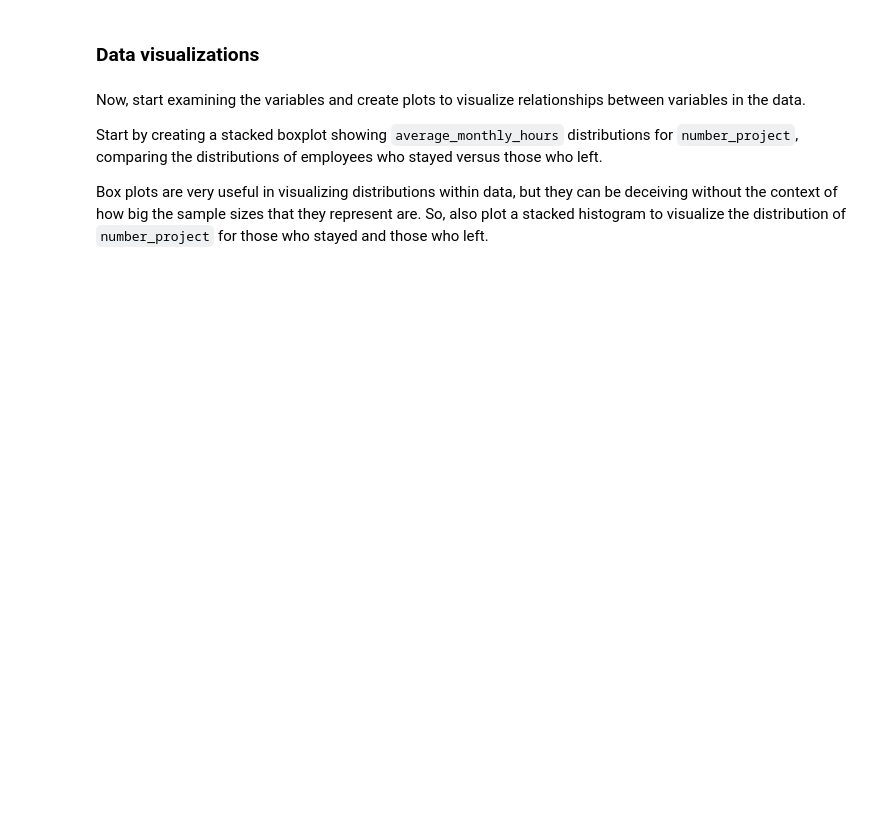
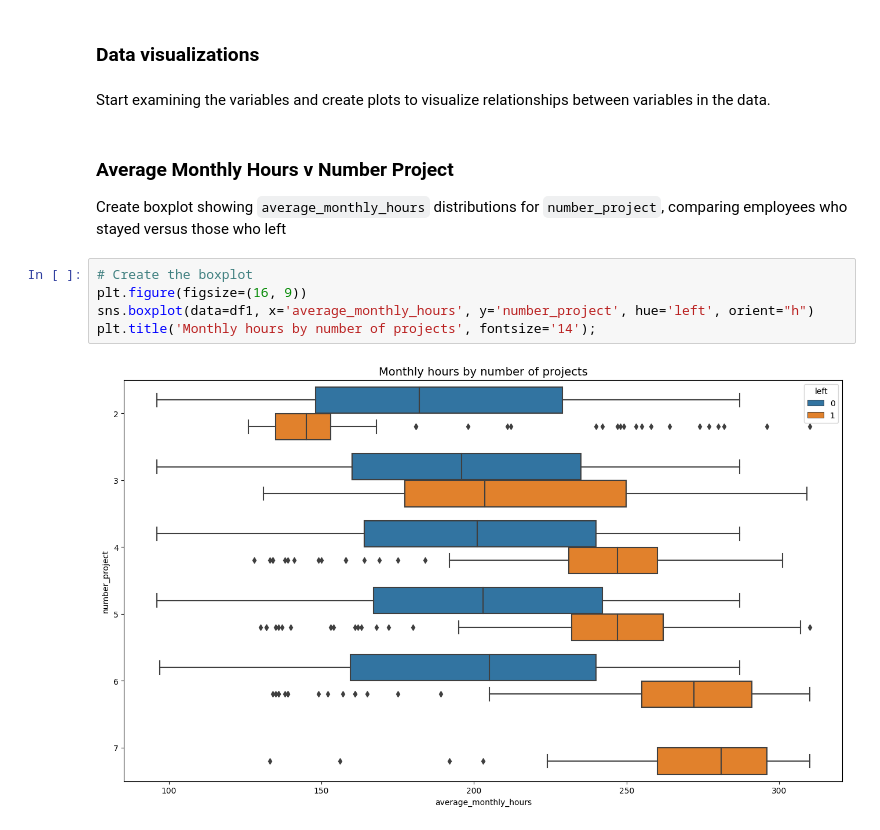
Before and after one commit to farahdahir/Salifort_Motors, a Jupyter notebook: salifort_motors.ipynb, the cells around one changed output. Drawn from its saved outputs; the diff is of its cells as text; blank space fills up the shorter version.

```diff
--- a/salifort_motors.ipynb
+++ b/salifort_motors.ipynb
@@ -250,9 +250,15 @@ Certain types of models are more sensitive to outliers than others. When buildin
 - Analyse relationship between variables
 # %% [markdown]
 ### Data visualizations
-# %% [markdown]
-Now, start examining the variables and create plots to visualize relationships between variables in the data.
-
-Start by creating a stacked boxplot showing `average_monthly_hours` distributions for `number_project`, comparing the distributions of employees who stayed versus those who left.
-
-Box plots are very useful in visualizing distributions within data, but they can be deceiving without the context of how big the sample sizes that they represent are. So, also plot a stacked histogram to visualize the distribution of `number_project` for those who stayed and those who left.
+# %% [markdown]
+Start examining the variables and create plots to visualize relationships between variables in the data.
+# %% [markdown]
+### Average Monthly Hours v Number Project
+Create boxplot showing `average_monthly_hours` distributions for `number_project`, comparing employees who stayed versus those who left
+# %%
+# Create the boxplot
+plt.figure(figsize=(16, 9))
+sns.boxplot(data=df1, x='average_monthly_hours', y='number_project', hue='left', orient="h")
+plt.title('Monthly hours by number of projects', fontsize='14');
+# %% [output]
+[figure, added]
```
Also changed, not shown: parts of 105 cells of this notebook, 2 other files.
